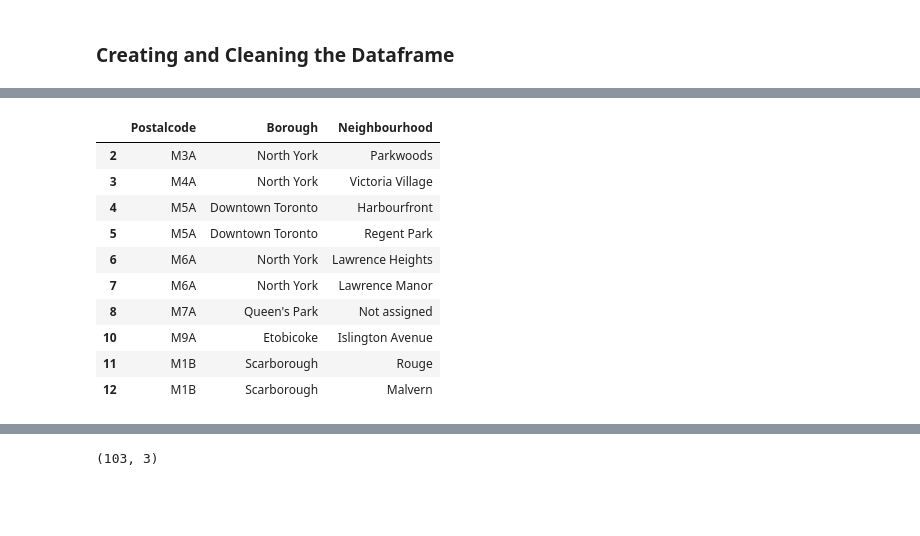
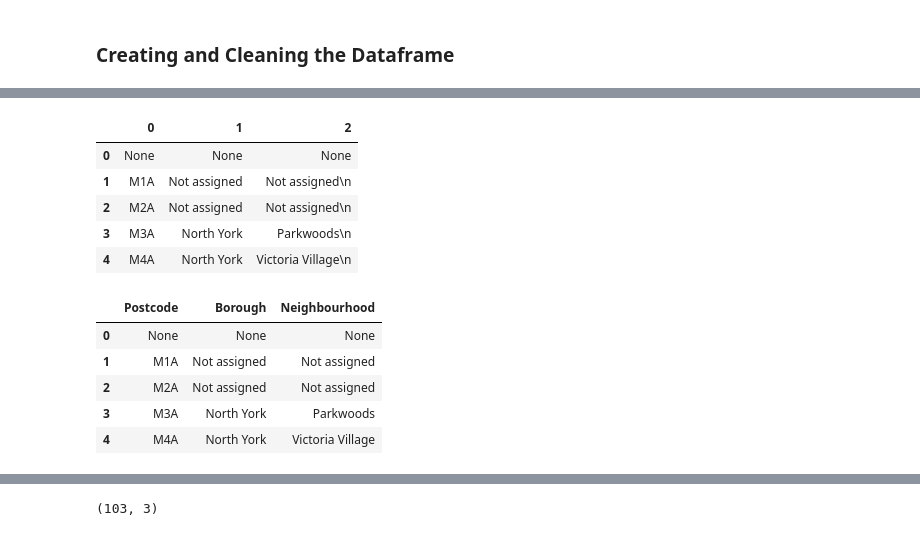
Before and after one commit to PallaviKharbanda/Capstone_Project, a Jupyter notebook: Clustering Neighborhoods in Toronto.ipynb, the cells around one changed output, grey strips where cells are left out. Saved outputs shown, nothing was run; the diff lists cells and outputs as text; code cells hidden in the pictures; blank space fills up the shorter version.

```diff
--- a/Clustering Neighborhoods in Toronto.ipynb
+++ b/Clustering Neighborhoods in Toronto.ipynb
@@ -103,14 +60,37 @@ df.drop(indexNames , inplace=True)
-# %%
-df.head(10)
-# %% [output]
-|  | Postalcode | Borough | Neighbourhood |
-| 2 | M3A | North York | Parkwoods |
-| 3 | M4A | North York | Victoria Village |
-| 4 | M5A | Downtown Toronto | Harbourfront |
-| 5 | M5A | Downtown Toronto | Regent Park |
-| 6 | M6A | North York | Lawrence Heights |
-| 7 | M6A | North York | Lawrence Manor |
-| 8 | M7A | Queen's Park | Not assigned |
-| 10 | M9A | Etobicoke | Islington Avenue |
-| 11 | M1B | Scarborough | Rouge |
-| 12 | M1B | Scarborough | Malvern |
+# %%
+import pandas as pd
+row= []
+for tr in My_table.find_all('tr'):
+    data = tr.find_all('td')
+    row.append([i.text for i in data])
+
+
+df = pd.DataFrame( data  = row )
+df.head()
+# %% [output]
+|  | 0 | 1 | 2 |
+| 0 | None | None | None |
+| 1 | M1A | Not assigned | Not assigned\n |
+| 2 | M2A | Not assigned | Not assigned\n |
+| 3 | M3A | North York | Parkwoods\n |
+| 4 | M4A | North York | Victoria Village\n |
+# %%
+import pandas as pd
+row= []
+for tr in My_table.find_all('tr'):
+    data = tr.find_all('td')
+    row.append([i.text.strip() for i in data]) # Usint strip( to remove the \n from last column)
+
+labels = My_table.find_all('th')
+labels = [c.text for c in labels]
+labels = [i.strip() for i in labels] ### removing '\n' from the column labels
+#print(labels)
+df = pd.DataFrame( data  = row , columns = labels)
+df.head()
+# %% [output]
+|  | Postcode | Borough | Neighbourhood |
+| 0 | None | None | None |
+| 1 | M1A | Not assigned | Not assigned |
+| 2 | M2A | Not assigned | Not assigned |
+| 3 | M3A | North York | Parkwoods |
+| 4 | M4A | North York | Victoria Village |
```
Also changed, not shown: parts of 13 cells of this notebook.
